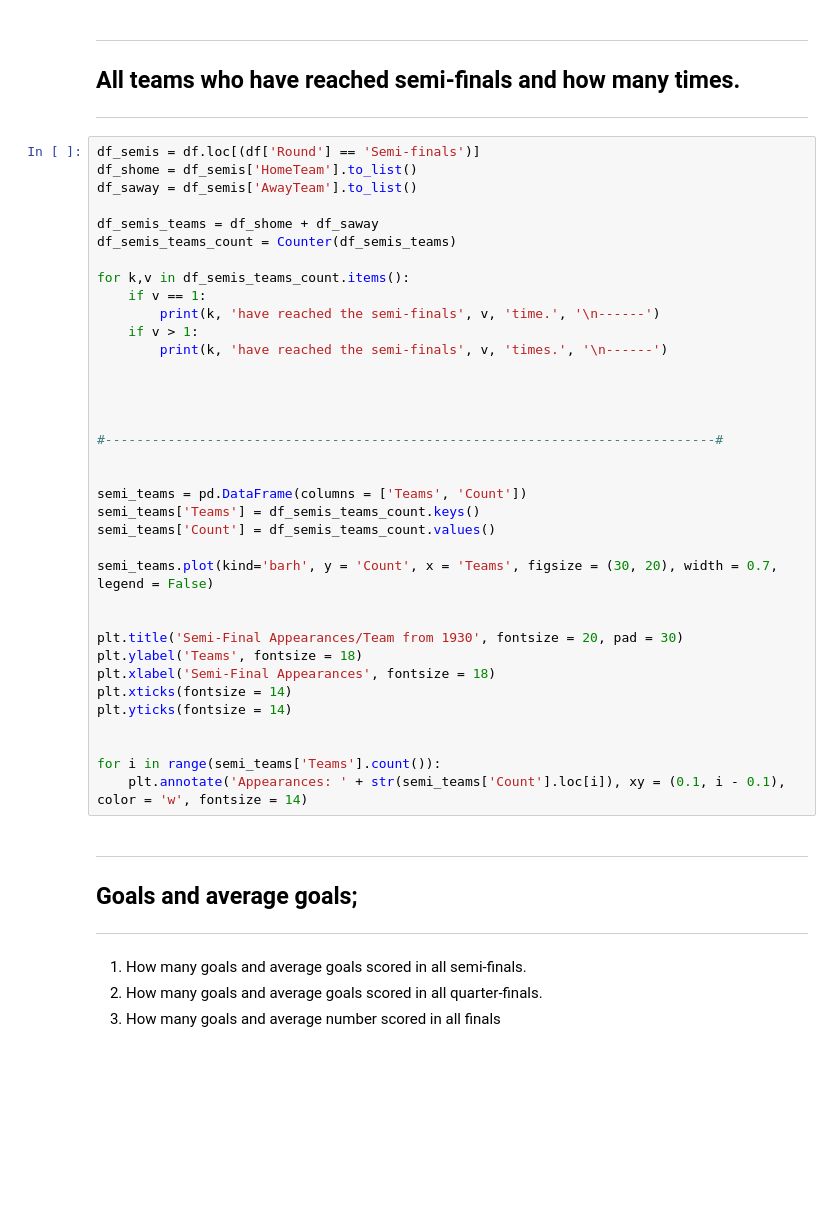
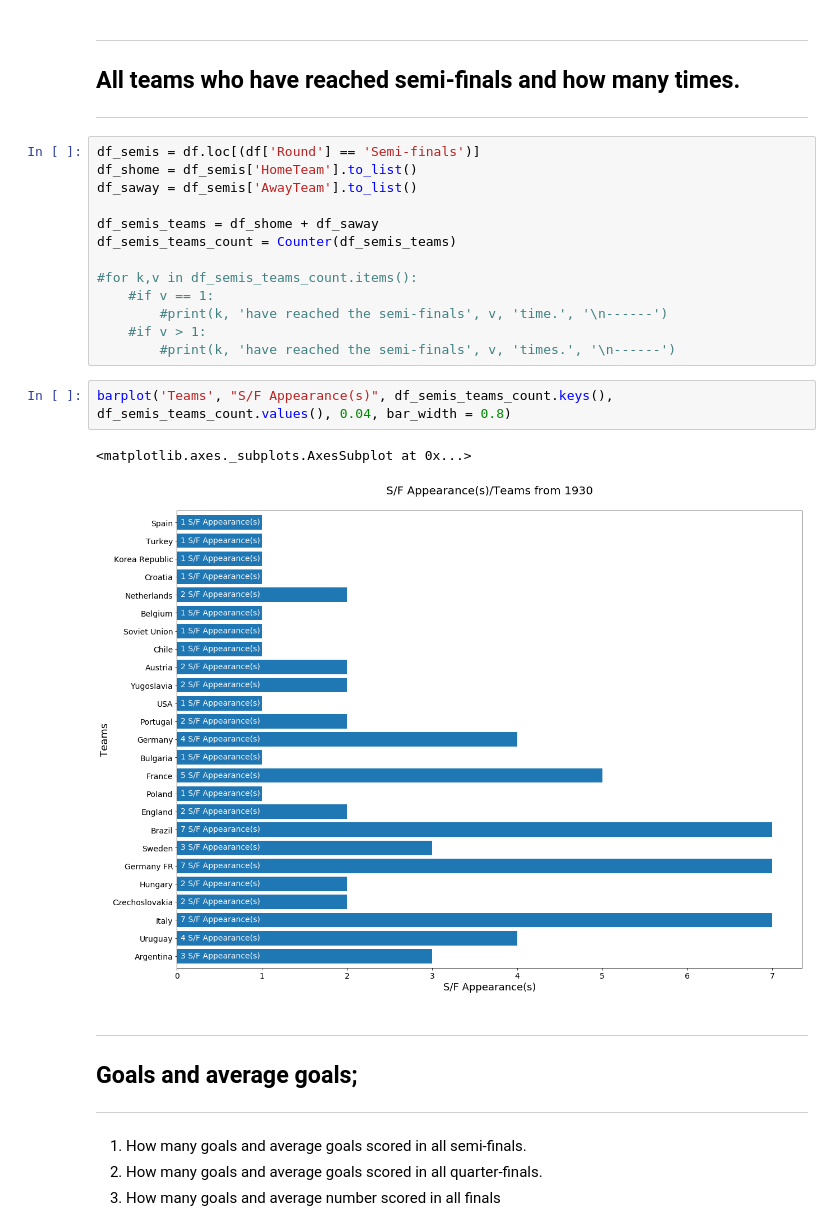
Before and after one commit to oaadeegbe/fifa-world-cup, a Jupyter notebook: Fifa Dataset Challenge.ipynb, the cells around one changed output. Saved outputs shown, nothing was run; the diff lists cells and outputs as text; blank space fills up the shorter version.

```diff
--- a/Fifa Dataset Challenge.ipynb
+++ b/Fifa Dataset Challenge.ipynb
@@ -162,34 +144,16 @@ df_saway = df_semis['AwayTeam'].to_list()
 df_semis_teams = df_shome + df_saway
 df_semis_teams_count = Counter(df_semis_teams)
 
-for k,v in df_semis_teams_count.items():
-    if v == 1:
-        print(k, 'have reached the semi-finals', v, 'time.', '\n------')
-    if v > 1:
-        print(k, 'have reached the semi-finals', v, 'times.', '\n------')
-
-
-
-
-#------------------------------------------------------------------------------#
-
-
-semi_teams = pd.DataFrame(columns = ['Teams', 'Count'])
-semi_teams['Teams'] = df_semis_teams_count.keys()
-semi_teams['Count'] = df_semis_teams_count.values()
-
-semi_teams.plot(kind='barh', y = 'Count', x = 'Teams', figsize = (30, 20), width = 0.7, legend = False)
-
-
-plt.title('Semi-Final Appearances/Team from 1930', fontsize = 20, pad = 30)
-plt.ylabel('Teams', fontsize = 18)
-plt.xlabel('Semi-Final Appearances', fontsize = 18)
-plt.xticks(fontsize = 14)
-plt.yticks(fontsize = 14)
-
-
-for i in range(semi_teams['Teams'].count()):
-    plt.annotate('Appearances: ' + str(semi_teams['Count'].loc[i]), xy = (0.1, i - 0.1), color = 'w', fontsize = 14)
+#for k,v in df_semis_teams_count.items():
+    #if v == 1:
+        #print(k, 'have reached the semi-finals', v, 'time.', '\n------')
+    #if v > 1:
+        #print(k, 'have reached the semi-finals', v, 'times.', '\n------')
+# %%
+barplot('Teams', "S/F Appearance(s)", df_semis_teams_count.keys(), df_semis_teams_count.values(), 0.04, bar_width = 0.8)
+# %% [output]
+<matplotlib.axes._subplots.AxesSubplot at 0x...>
+[figure, added]
 # %% [markdown]
 ---
 ## Goals and average goals;
```
Also changed, not shown: parts of 25 cells of this notebook.
